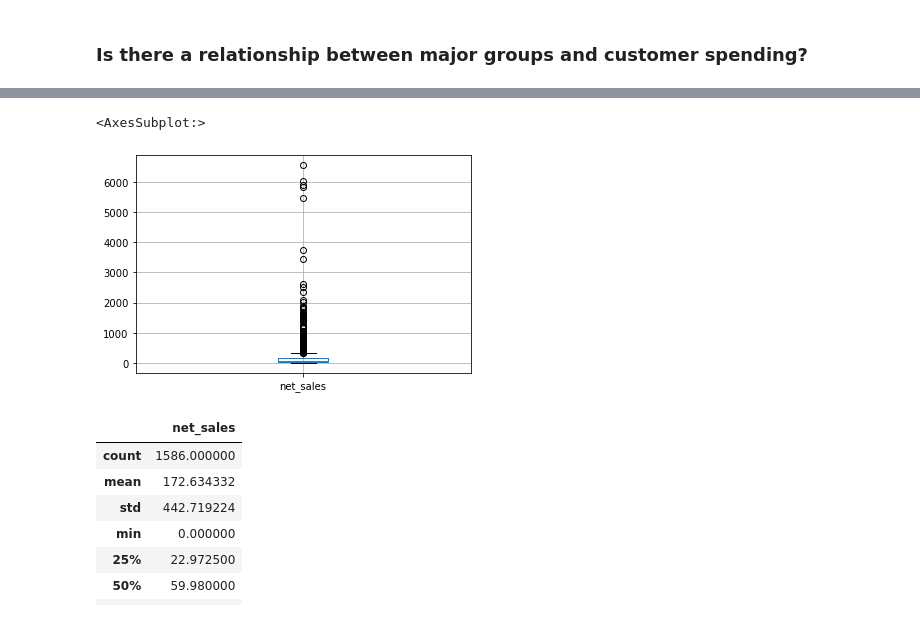
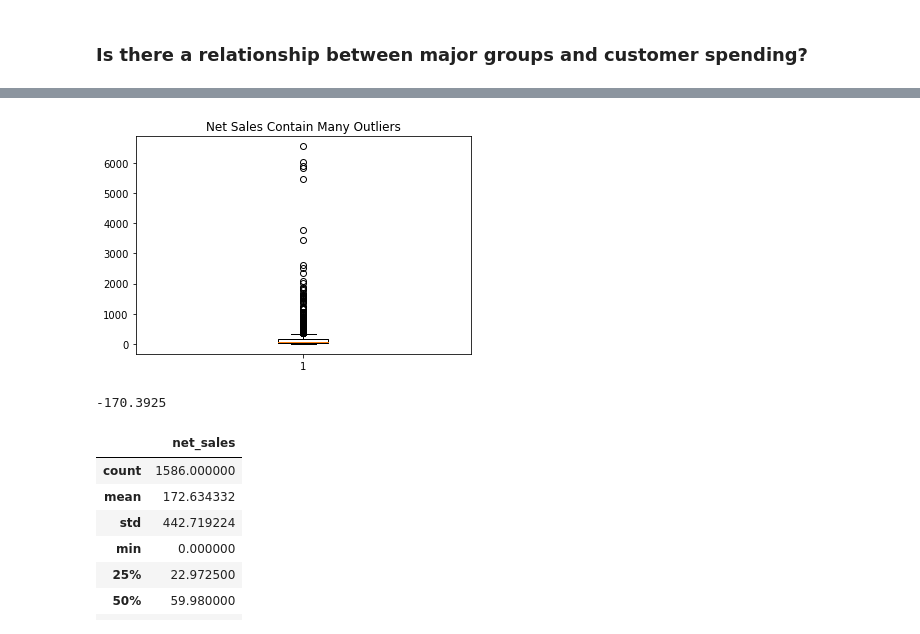
Before and after one commit to Johndsalas/customer_interest_analysis, a Jupyter notebook: exploration.ipynb, the cells around one changed output, grey strips where cells are left out. Saved outputs shown, nothing was run; the diff lists cells and outputs as text; code cells hidden in the pictures.

Commit message:
refactoriung and working on net sales

```diff
--- a/exploration.ipynb
+++ b/exploration.ipynb
@@ -314,5 +179,6 @@ plt.show()
 # %%
-df.boxplot(column = 'net_sales')
+plt.boxplot(df.net_sales)
+plt.title("Net Sales Contain Many Outliers")
+plt.show()
 # %% [output]
-<AxesSubplot:>
-[figure, old version]
+[figure, new version]
@@ -319,3 +202,7 @@ df.boxplot(column = 'net_sales')
+# %%
+lower
+# %% [output]
+-170.3925
 # %%
 df[['net_sales']].describe()
 # %% [output]
```
Also changed, not shown: parts of 27 cells of this notebook, 1 other file.
